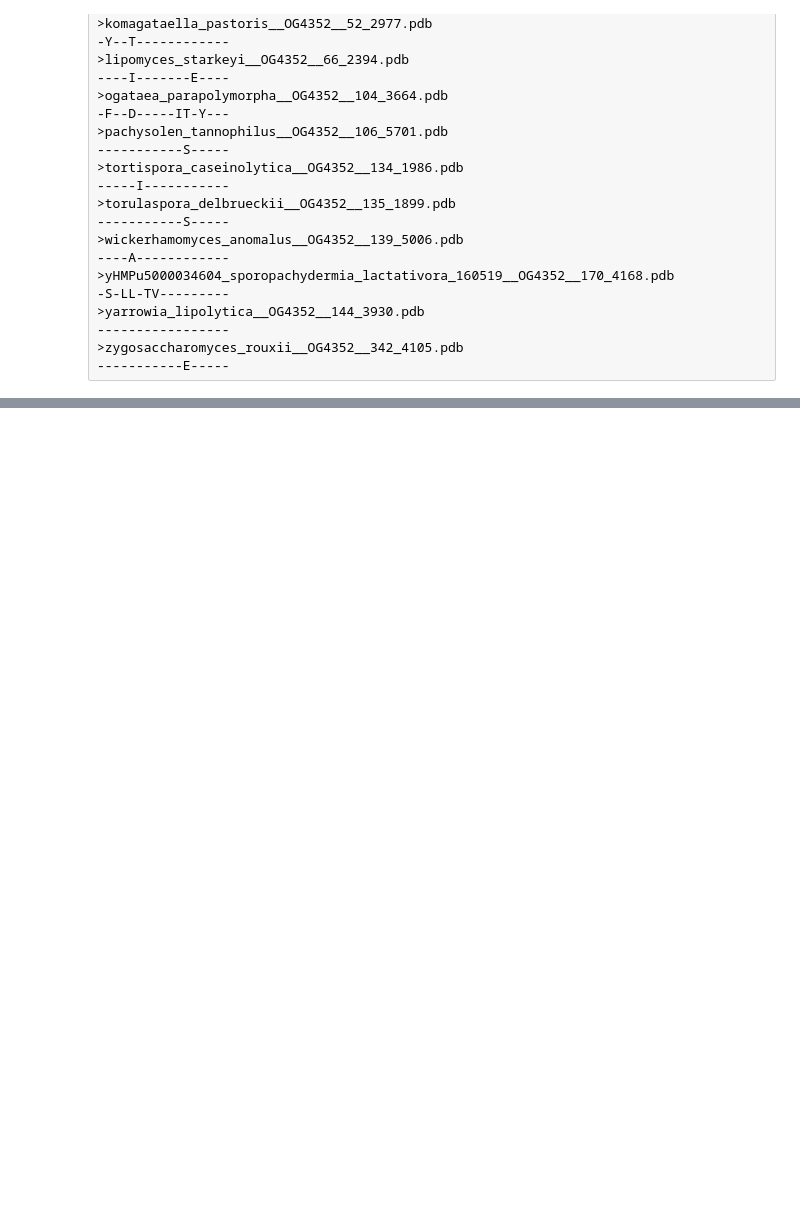
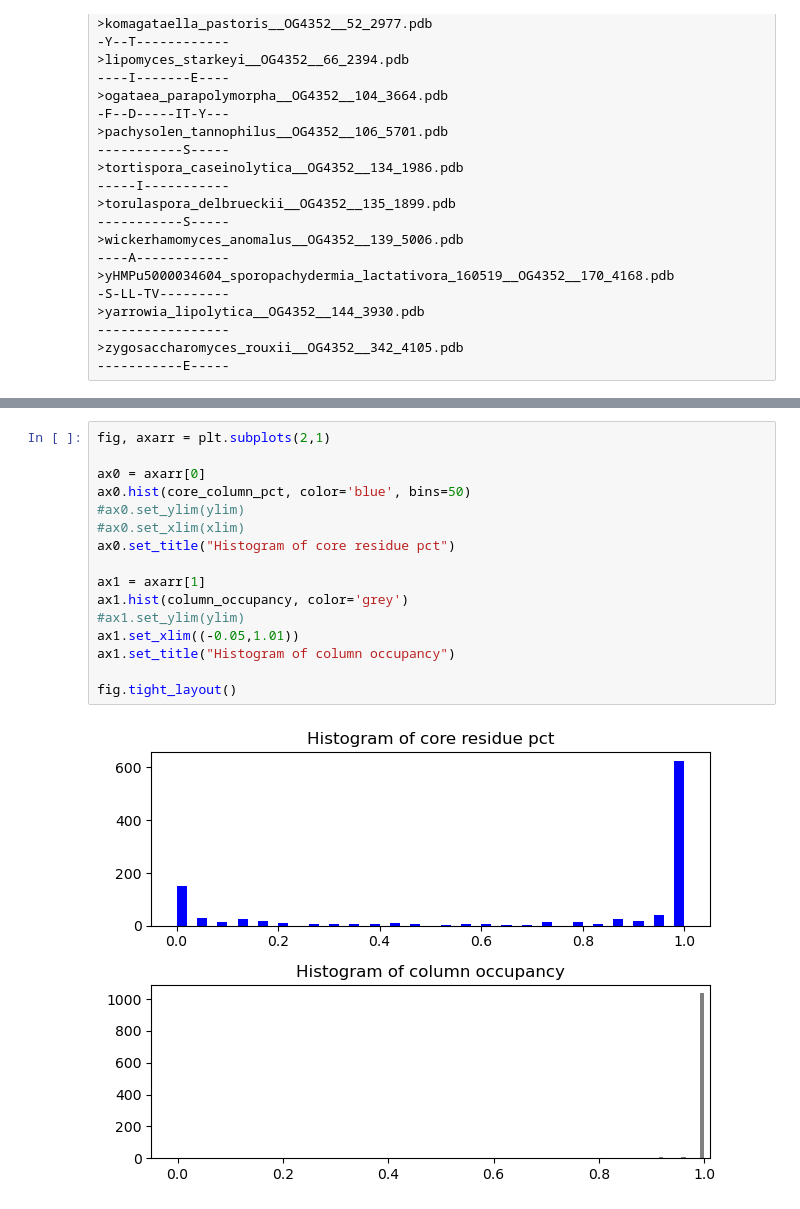
Before and after one commit to heineike02/diverse_yeast, a Jupyter notebook: 20230913_m0_breakdown_by_features.ipynb, the cells around one changed output, grey strips where cells are left out. Saved outputs shown, nothing was run; the diff lists cells and outputs as text; blank space fills up the shorter version.

```diff
--- a/20230913_m0_breakdown_by_features.ipynb
+++ b/20230913_m0_breakdown_by_features.ipynb
@@ -1334,0 +1628,18 @@ KF------T----A-SL
+# %%
+fig, axarr = plt.subplots(2,1)
+
+ax0 = axarr[0]
+ax0.hist(core_column_pct, color='blue', bins=50)
+#ax0.set_ylim(ylim)
+#ax0.set_xlim(xlim)
+ax0.set_title("Histogram of core residue pct")
+
+ax1 = axarr[1]
+ax1.hist(column_occupancy, color='grey')
+#ax1.set_ylim(ylim)
+ax1.set_xlim((-0.05,1.01))
+ax1.set_title("Histogram of column occupancy")
+
+fig.tight_layout()
+# %% [output]
+[figure, added]
```
Also changed, not shown: parts of 41 cells of this notebook, 6 other files.
